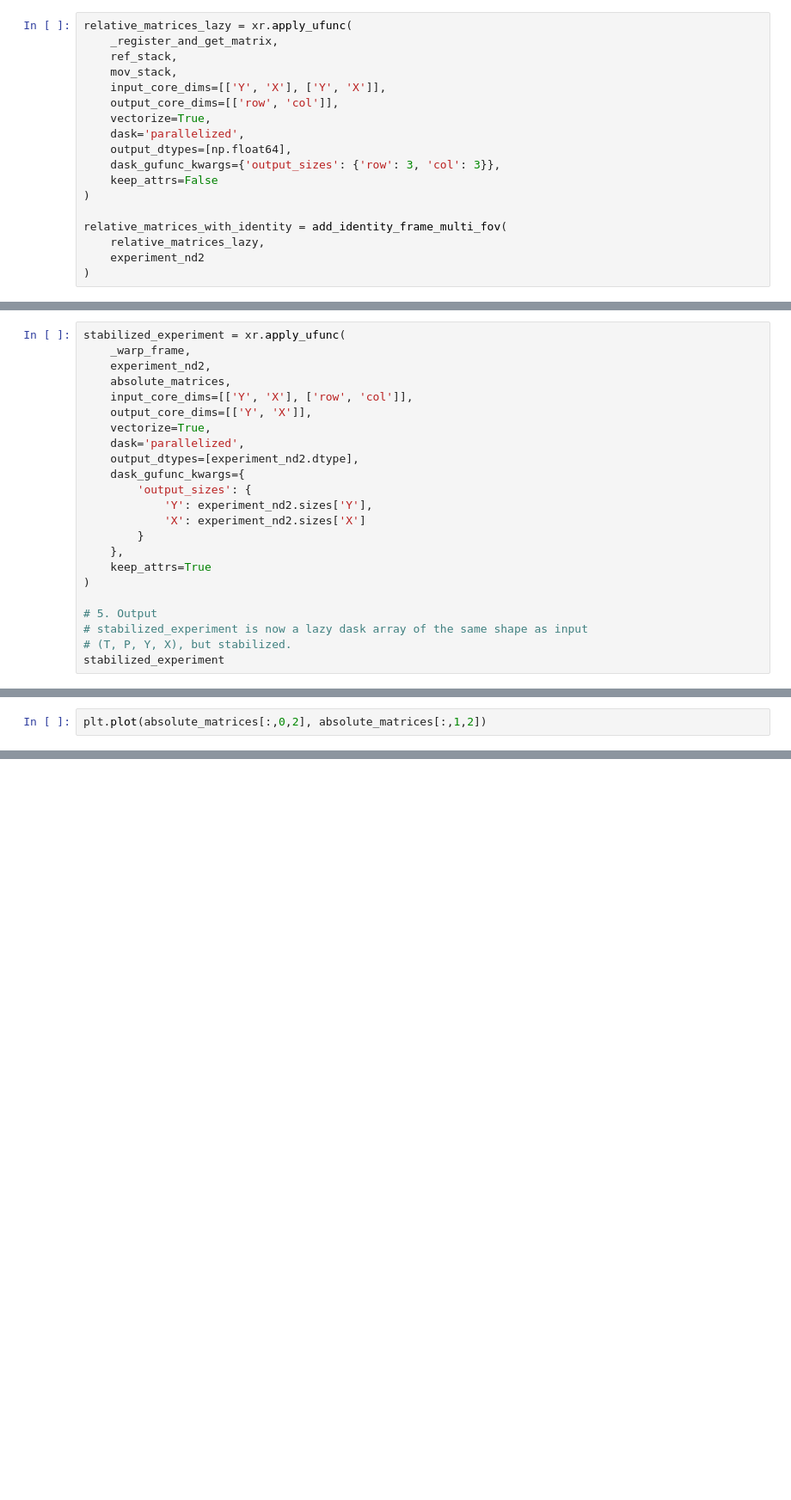
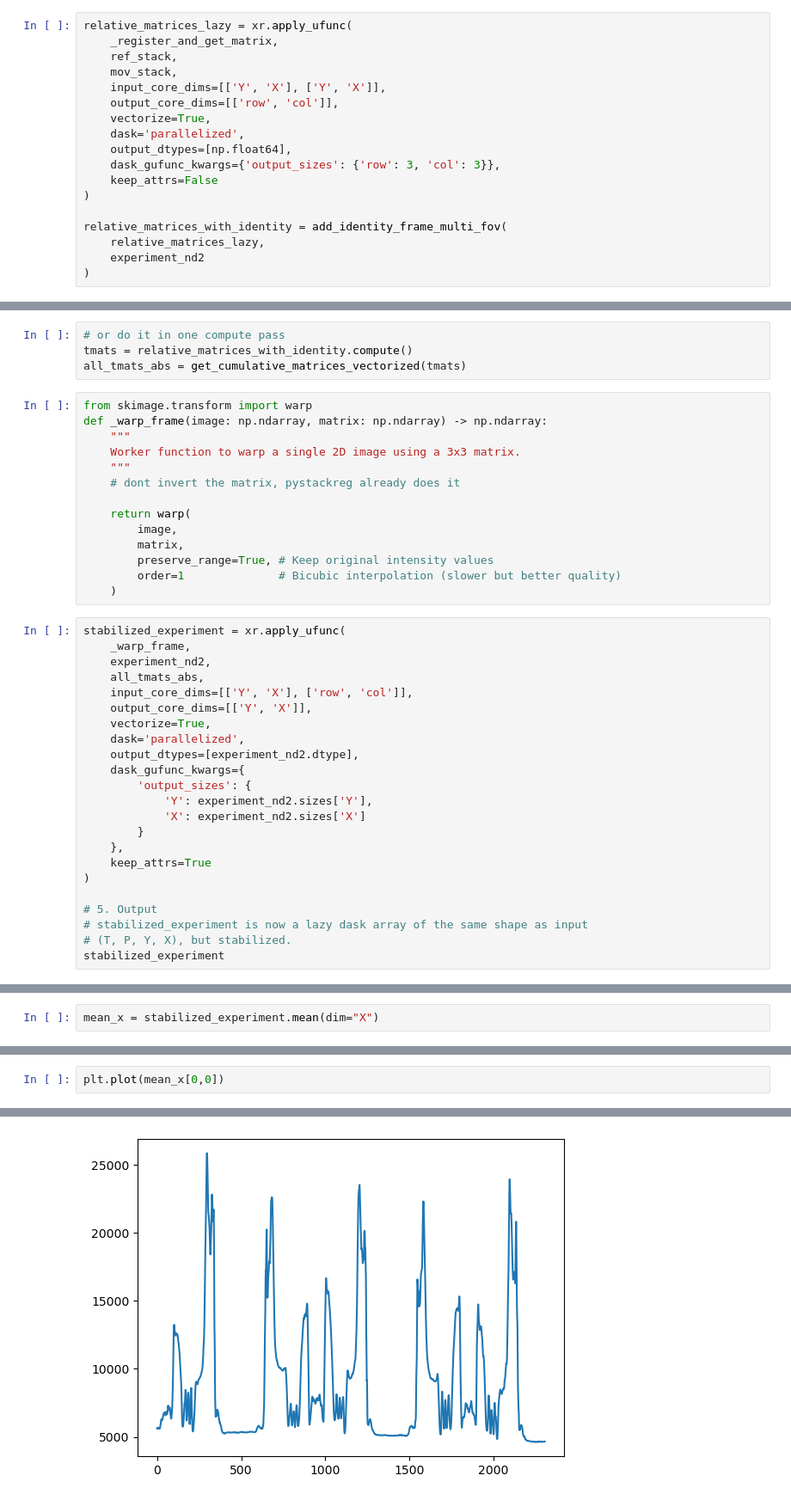
Before and after one commit to georgeoshardo/PyMMM, a Jupyter notebook: testing_rework.ipynb, the cells around one changed output, grey strips where cells are left out. Shown: that part at 86% size. Saved outputs shown, nothing was run; the diff lists cells and outputs as text; blank space fills up the shorter version.

```diff
--- a/testing_rework.ipynb
+++ b/testing_rework.ipynb
@@ -332,8 +312,26 @@ absolute_matrices = get_cumulative_matrices_vectorized(relative_matrices_with_id
+# %%
+# or do it in one compute pass
+tmats = relative_matrices_with_identity.compute()
+all_tmats_abs = get_cumulative_matrices_vectorized(tmats)
+# %%
+from skimage.transform import warp
+def _warp_frame(image: np.ndarray, matrix: np.ndarray) -> np.ndarray:
+    """
+    Worker function to warp a single 2D image using a 3x3 matrix.
+    """
+    # dont invert the matrix, pystackreg already does it
+
+    return warp(
+        image,
+        matrix,
+        preserve_range=True, # Keep original intensity values
+        order=1              # Bicubic interpolation (slower but better quality)
+    )
 # %%
 stabilized_experiment = xr.apply_ufunc(
     _warp_frame,
     experiment_nd2,
-    absolute_matrices,
+    all_tmats_abs,
     input_core_dims=[['Y', 'X'], ['row', 'col']],
     output_core_dims=[['Y', 'X']],
     vectorize=True,
@@ -380,0 +398,2 @@ absolute_matrices = get_cumulative_matrices(relative_matrices_comp)
+# %%
+mean_x = stabilized_experiment.mean(dim="X")
@@ -381,2 +408,3 @@ absolute_matrices = get_cumulative_matrices(relative_matrices_comp)
 # %%
-plt.plot(absolute_matrices[:,0,2], absolute_matrices[:,1,2])
+plt.plot(mean_x[0,0])
+# %% [output]
@@ -382,0 +412 @@ plt.plot(absolute_matrices[:,0,2], absolute_matrices[:,1,2])
+[figure, added]
```
Also changed, not shown: parts of 26 cells of this notebook, 3 other files.
